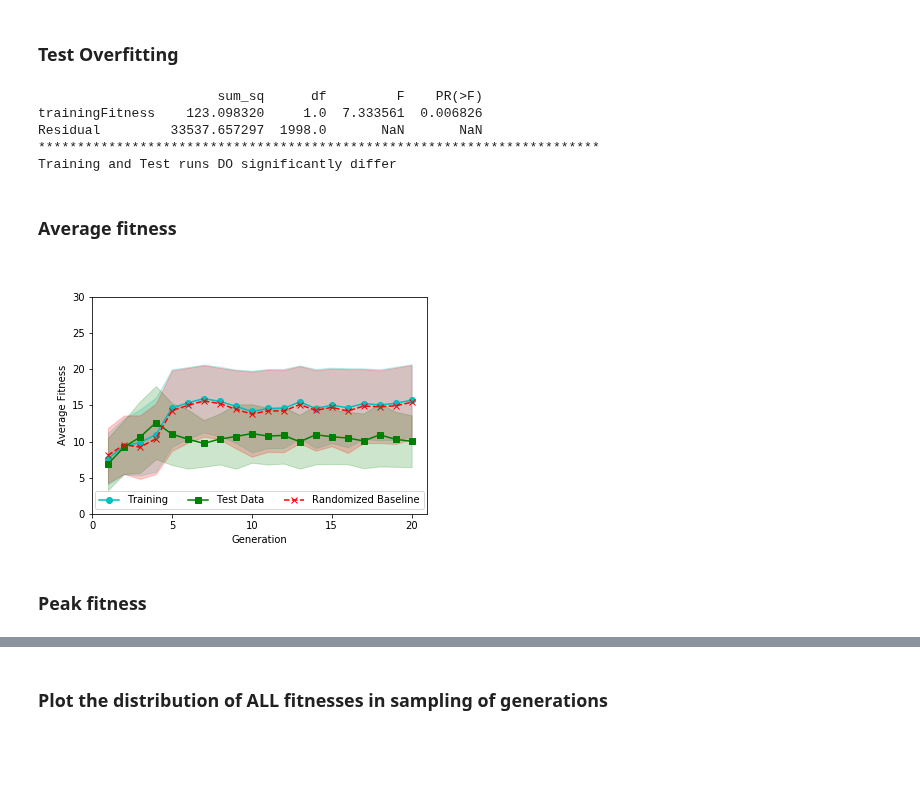
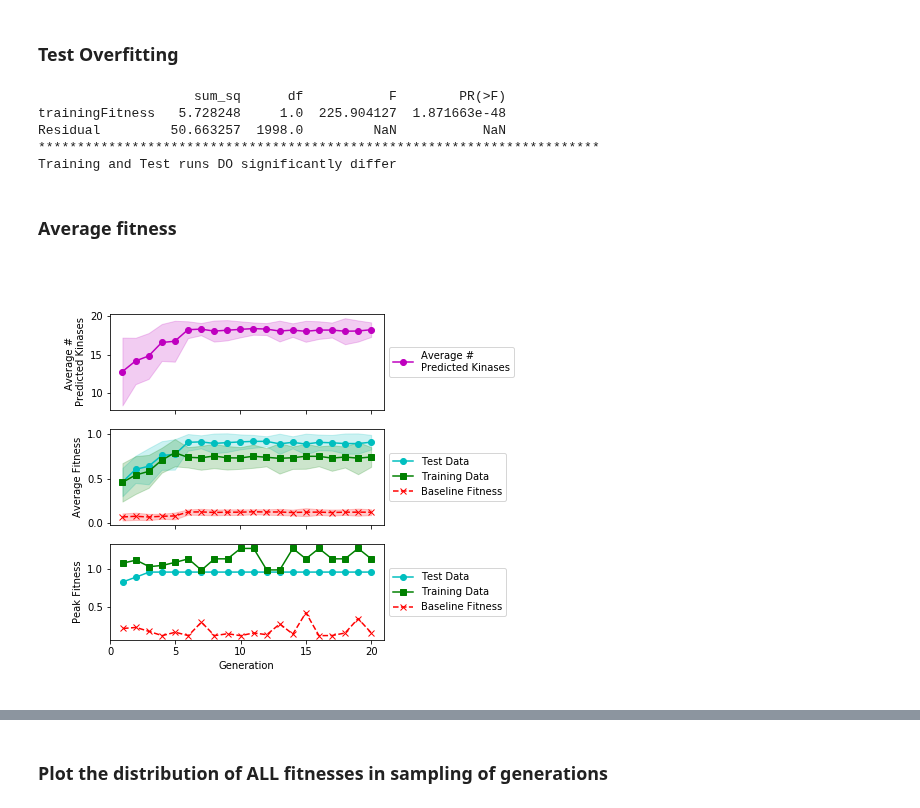
Before and after one commit to MaayanLab/X2K_Genetic_Algorithm, a Jupyter notebook: Python_scripts/GA_Results_Notebook.ipynb, the cells around one changed output, grey strips where cells are left out. Cells and saved outputs as stored; diff of their text form; code cells hidden in the pictures; blank space fills up the shorter version.

Commit message:
New results with randomized data

```diff
--- a/Python_scripts/GA_Results_Notebook.ipynb
+++ b/Python_scripts/GA_Results_Notebook.ipynb
@@ -23,12 +23,17 @@ picFormat='png'
 #GA_output_name = 'GA_results_GEO.wPPIlimiters_20gen.npy'
 #GA_output_name = "GA_results_GEO.wPPIlimiters_20gen-try2.npy"
 #GA_output_name = 'GAresults_GEO_Tournament.RBO.randCrossover.npy'\
-GA_output_name = 'GAresults_GEO_Tournament.TAO.randCrossover.npy'
+#GA_output_name = 'GAresults_GEO_Tournament.TAO.randCrossover.npy'
+#GA_output_name = 'allKinases_randomGenes.npy'
+#GA_output_name = 'allKinases_randomGenes-PKlengthCorrected.npy'
+GA_output_name = 'GAresults_GEO-PKlengthCorrected.npy'
 
 
 
 results_file = root+'/GA_Results/GEO/'+GA_output_name
 #results_file = root+'/GA_Results/L1000_DRH/'+GA_output_name
+#results_file = root+'/GA_Results/randomGMTs/'+GA_output_name
+
 
 GA_Results = np.load(results_file)
 # Make folder for saved images
@@ -37,6 +42,8 @@ if not os.path.exists(figDir):
     os.makedirs(figDir)
 # Extract subsets
 Subset1_df, Subset2_df, GAsettings = GA_Results
+
+#display(Subset1_df)
 # %% [markdown]
 ## __GA Settings__
 # %%
@@ -107,17 +114,17 @@ if p>0.05:
 else:
     print('Training and Test runs DO significantly differ');
 # %% [output]
-                       sum_sq      df         F    PR(>F)
-trainingFitness    123.098320     1.0  7.333561  0.006826
-Residual         33537.657297  1998.0       NaN       NaN
+                    sum_sq      df           F        PR(>F)
+trainingFitness   5.728248     1.0  225.904127  1.871663e-48
+Residual         50.663257  1998.0         NaN           NaN
 ************************************************************************
 Training and Test runs DO significantly differ
 # %% [markdown]
 ### Average fitness
 # %%
-Ex.plotAverageFitness(Subset1_df, Subset2_df, barsOrFill="fill")
-plt.savefig(figDir+'/OverfittingAverage.'+picFormat, format=picFormat, dpi=1000);
+plt.rcParams["figure.figsize"] = (8,6)
+Ex.plotFitness(Subset1_df, Subset2_df, barsOrFill="fill")
+plt.subplots_adjust(right=0.6)
+plt.savefig(figDir+'/FitnessSubplots.'+picFormat, format=picFormat, dpi=1000);
 # %% [output]
-[figure, old version]
+[figure, new version]
-# %% [markdown]
-### Peak fitness
```
Also changed, not shown: parts of 7 cells of this notebook, 11 other files.
